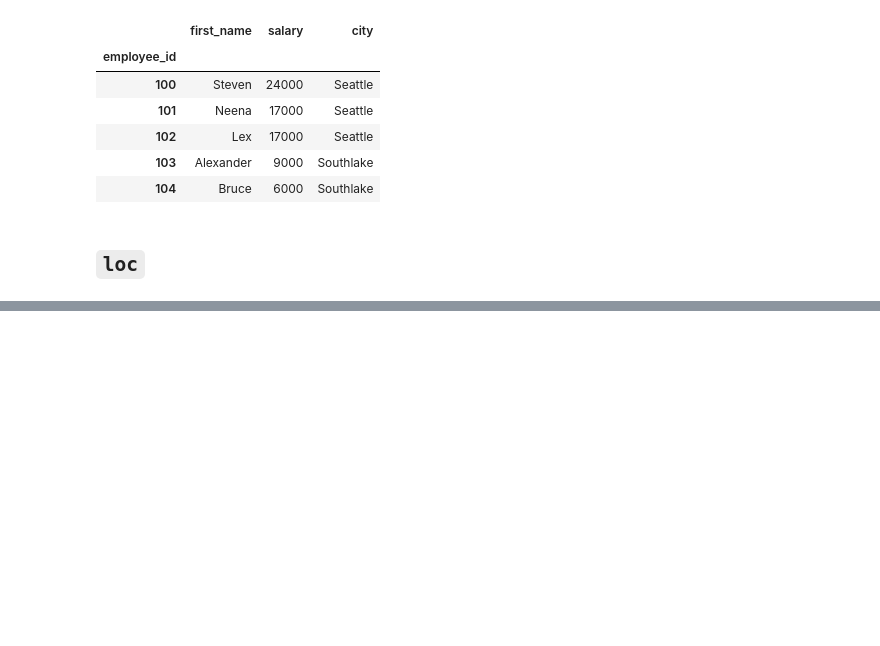
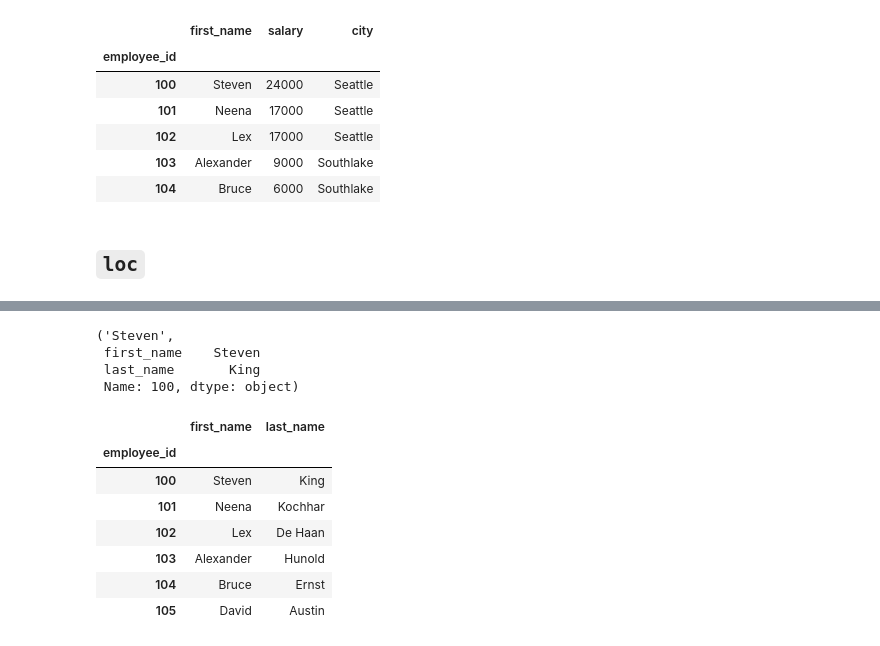
Before and after one commit to piotrgradzinski/dap_20230114, a Jupyter notebook: day_7_pgg/emps_access_filtering.ipynb, the cells around one changed output, grey strips where cells are left out. Cells and saved outputs as stored; diff of their text form; code cells hidden in the pictures; blank space fills up the shorter version.

```diff
--- a/day_7_pgg/emps_access_filtering.ipynb
+++ b/day_7_pgg/emps_access_filtering.ipynb
@@ -284,0 +299,18 @@ emps.iloc[0:5, [0, 3, -2]]
+# %%
+emps.loc[100, 'first_name']
+# %% [output]
+('Steven',
+ first_name    Steven
+ last_name       King
+ Name: 100, dtype: object)
+# %%
+emps.loc[100:105, ['first_name', 'last_name']]
+# %% [output]
+|  | first_name | last_name |
+| employee_id |  |  |
+| 100 | Steven | King |
+| 101 | Neena | Kochhar |
+| 102 | Lex | De Haan |
+| 103 | Alexander | Hunold |
+| 104 | Bruce | Ernst |
+| 105 | David | Austin |
```
Also changed, not shown: parts of 6 cells of this notebook.
